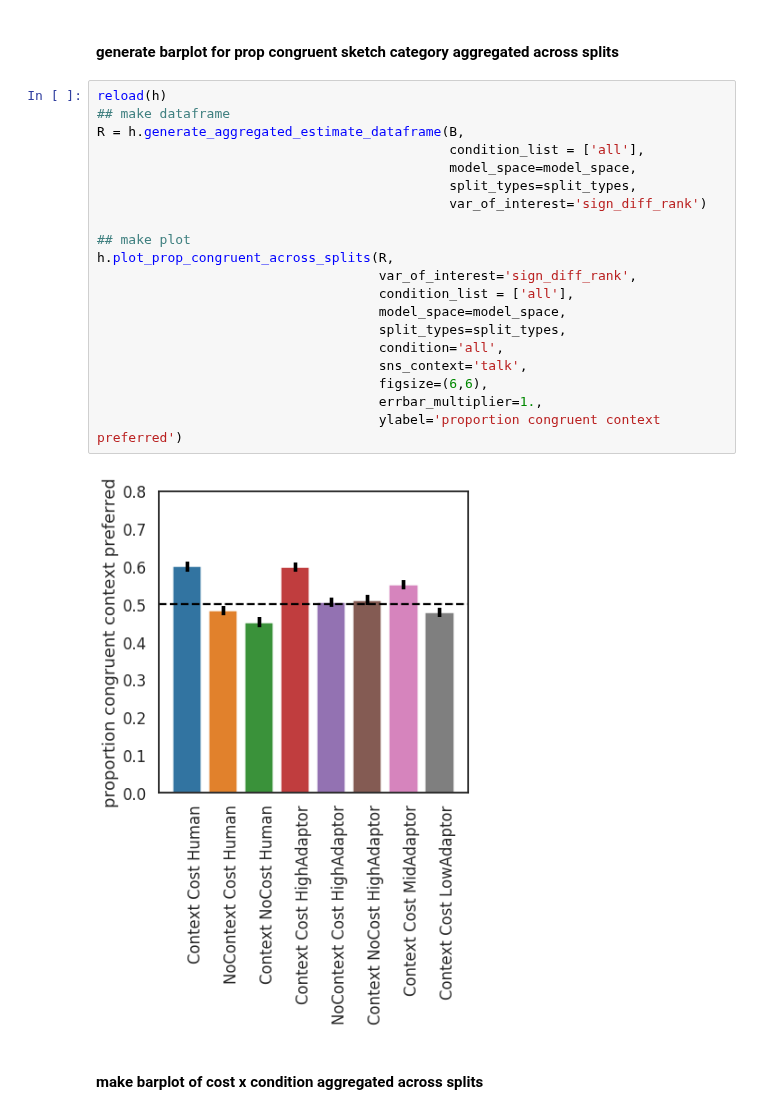
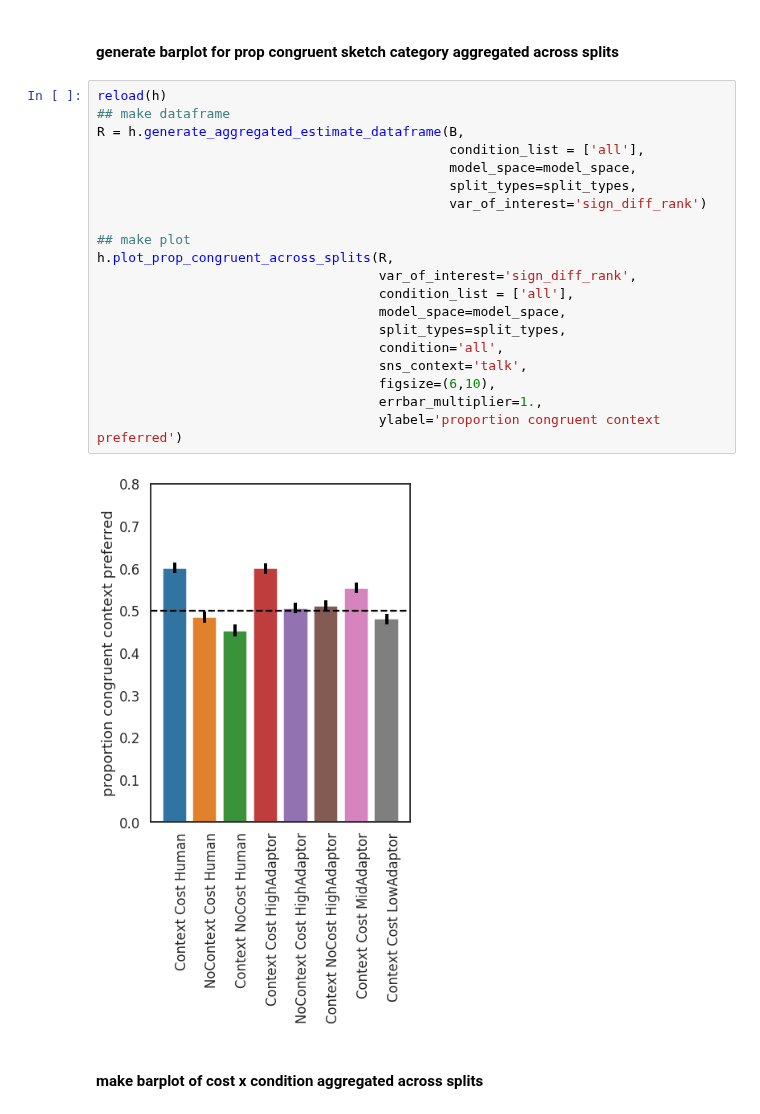
Before and after one commit to judithfan/visual_communication_in_context, a Jupyter notebook: analysis/model_comparison_2.ipynb, the cells around one changed output. Cells and saved outputs as stored; diff of their text form.

```diff
--- a/analysis/model_comparison_2.ipynb
+++ b/analysis/model_comparison_2.ipynb
@@ -319,25 +319,25 @@ h.plot_average_target_rank_across_splits(R,
 # %%
 reload(h)
 ## make dataframe
 R = h.generate_aggregated_estimate_dataframe(B,
                                              condition_list = ['all'],
                                              model_space=model_space,
                                              split_types=split_types,
                                              var_of_interest='sign_diff_rank')
 
 ## make plot
 h.plot_prop_congruent_across_splits(R,
                                     var_of_interest='sign_diff_rank',
                                     condition_list = ['all'],
                                     model_space=model_space,
                                     split_types=split_types,
                                     condition='all',
                                     sns_context='talk',
-                                    figsize=(6,6),
+                                    figsize=(6,10),
                                     errbar_multiplier=1.,
                                     ylabel='proportion congruent context preferred')
 # %% [output]
-[figure, old version]
+[figure, new version]
 # %% [markdown]
 #### make barplot of cost x condition aggregated across splits
 # %%
```
Also changed, not shown: parts of 3 cells of this notebook, 4 other files.
